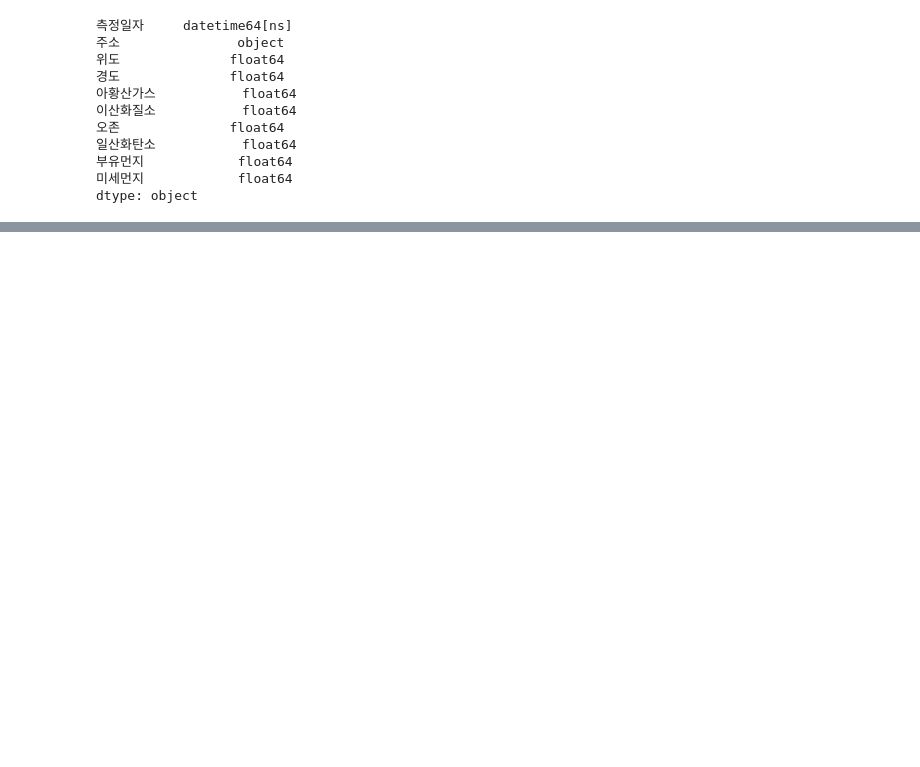
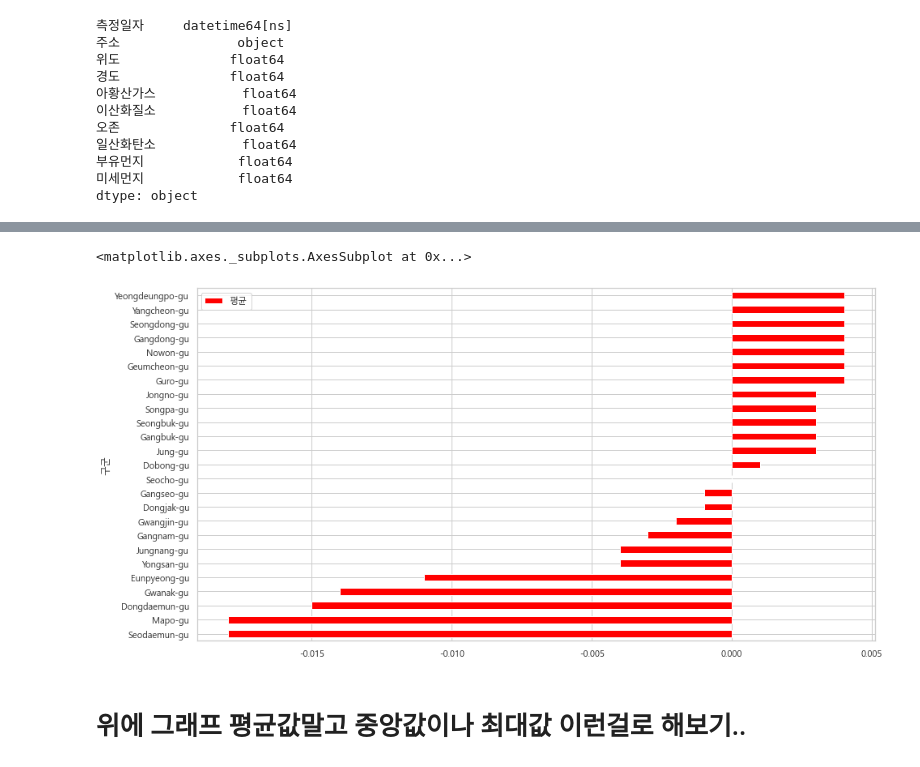
Before and after one commit to young-hun-jo/KaggleStruggle, a Jupyter notebook: seoul_airpollution/airpollution_seoul.ipynb, the cells around one changed output, grey strips where cells are left out. Saved outputs shown, nothing was run; the diff lists cells and outputs as text; code cells hidden in the pictures; blank space fills up the shorter version.

```diff
--- a/seoul_airpollution/airpollution_seoul.ipynb
+++ b/seoul_airpollution/airpollution_seoul.ipynb
@@ -141,0 +272,5 @@ data.head(1)
+# %%
+# 대기성분별로 나누어서 시각화하기
+# 1. 아황산가스
+df_SO2 = df_air_gu[df_air_gu['대기성분'] == '아황산가스']
+df_SO2.head()
@@ -141,0 +284,12 @@ data.head(1)
+# %%
+# seaborn의 set를 이용해서 폰트, 그래프 배경스타일, unicode_minus 설정
+sns.set(style='whitegrid',
+       font='Malgun Gothic',
+       rc={'axes.unicode_minus':False})
+# %%
+df_SO2.sort_values(by=['평균']).plot.barh(x='구군', y='평균', figsize=(15,8), color='red')
+# %% [output]
+<matplotlib.axes._subplots.AxesSubplot at 0x...>
+[figure, added]
+# %% [markdown]
+# 위에 그래프 평균값말고 중앙값이나 최대값 이런걸로 해보기..
```
Also changed, not shown: parts of 20 cells of this notebook.
